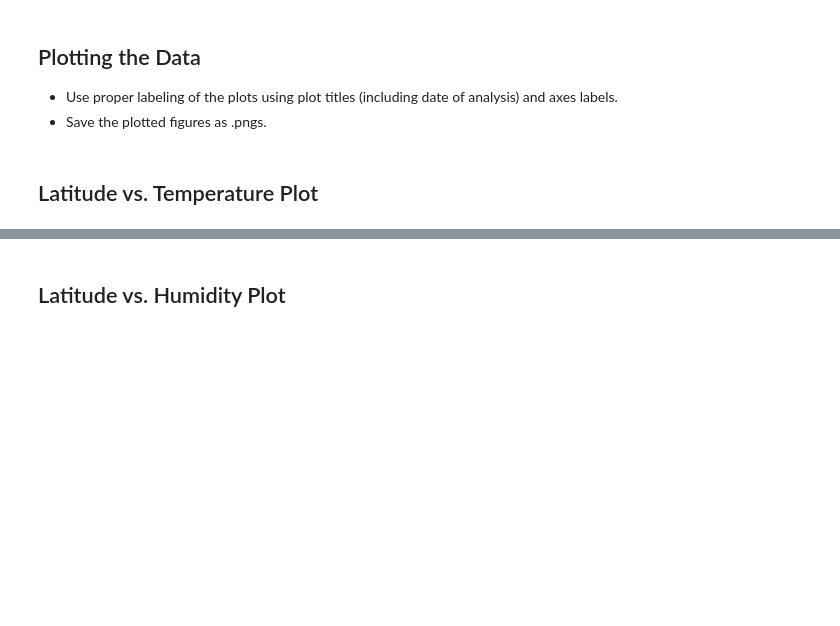
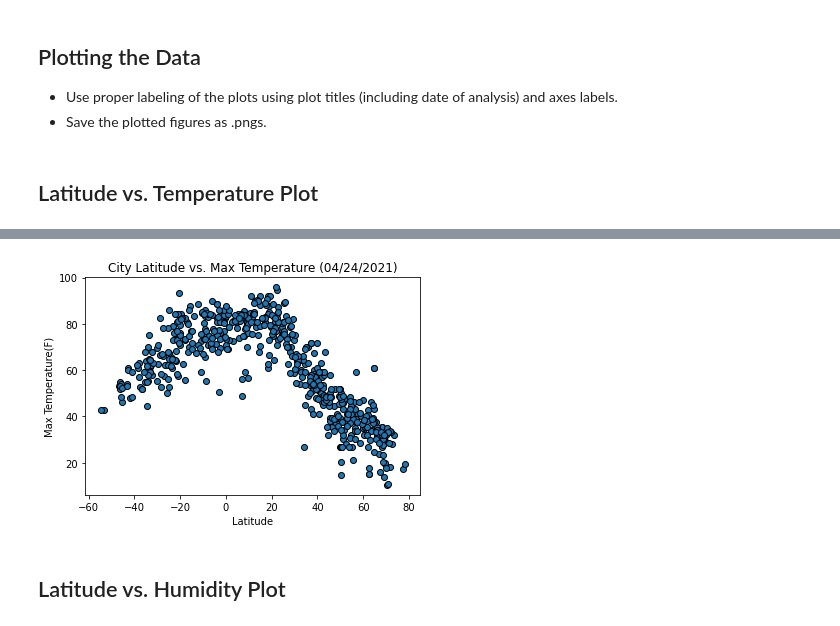
Before and after one commit to HenryPoe/python-api-challenge, a Jupyter notebook: WeatherPy.ipynb, the cells around one changed output, grey strips where cells are left out. Cells and saved outputs as stored; diff of their text form; code cells hidden in the pictures; blank space fills up the shorter version.

Commit message:
completed WeatherPy with incorrect date on graphs

```diff
--- a/WeatherPy.ipynb
+++ b/WeatherPy.ipynb
@@ -33,8 +33,8 @@ lat_lngs = []
 cities = []
 
 # Create a set of random lat and lng combinations
-lats = np.random.uniform(lat_range[0], lat_range[1], size=10)
-lngs = np.random.uniform(lng_range[0], lng_range[1], size=10)
+lats = np.random.uniform(lat_range[0], lat_range[1], size=1500)
+lngs = np.random.uniform(lng_range[0], lng_range[1], size=1500)
 lat_lngs = zip(lats, lngs)
 
 # Identify nearest city for each lat, lng combination
@@ -55,9 +55,10 @@ len(cities)
 * Include a print log of each city as it'sbeing processed (with the city number and city name).
 # %%
 # Set up the variables needed for multiple openweathermap api calls
-base_url = "http://api.openweathermap.org/data/2.5/weather?"
+base_url = "http://api.openweathermap.org/data/2.5/weather?units=imperial"
 count = 1
 # Initialize lists for the columns of the dataframe
+citiesWithData = []
 lat = []
 lng = []
 maxTemp = []
@@ -70,12 +71,13 @@ date = []
 for city in cities:
     city = city.replace(" ", "+")  #replace space with + for url
     # Request and get json from api
-    query_url = f"{base_url}appid={weather_api_key}&q={city}"
+    query_url = f"{base_url}&appid={weather_api_key}&q={city}"
     response = requests.get(query_url).json()
     print(f"Processing city {count} of {len(cities)} | {city} cod:{response['cod']}")
 
     # Verify the response has all needed data
     if response['cod'] == 200:
+        citiesWithData.append(response['name'])
         lat.append(response['coord']['lat'])
         lng.append(response['coord']['lon'])
         maxTemp.append(response['main']['temp_max'])
@@ -143,0 +113,12 @@ print(date)
+# %%
+# Create and display the weather data frame
+weather_df = pd.DataFrame({"City": citiesWithData,
+                          "Lat": lat,
+                          "Lng": lng,
+                          "Max Temp": maxTemp,
+                          "Humidity": humidity,
+                          "Cloudiness": cloudiness,
+                          "Wind Speed":windSpeed,
+                          "Country": country,
+                          "Date": date})
+weather_df
@@ -172,0 +146,5 @@ Int64Index([], dtype='int64')
+# %%
+# Check for and remove any rows that have humidity over 100%
+if weather_df.describe().loc['max', 'Humidity'] > 100:
+    weather_df = weather_df[weather_df.Humidity <= 100]
+weather_df
@@ -182,2 +171,11 @@ Int64Index([], dtype='int64')
+# %%
+plt.scatter(weather_df["Lat"], weather_df["Max Temp"], edgecolor='black')
+plt.title("City Latitude vs. Max Temperature (04/24/2021)")
+plt.xlabel("Latitude")
+plt.ylabel("Max Temperature(F)")
+plt.savefig("Figures/LatVSTemp.png")
+plt.show()
+# %% [output]
+[figure, added]
 # %% [markdown]
 ## Latitude vs. Humidity Plot
```
Also changed, not shown: parts of 35 cells of this notebook, 13 other files.
